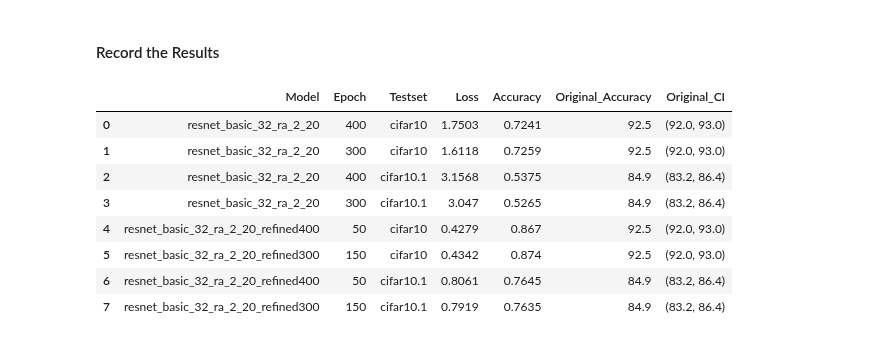
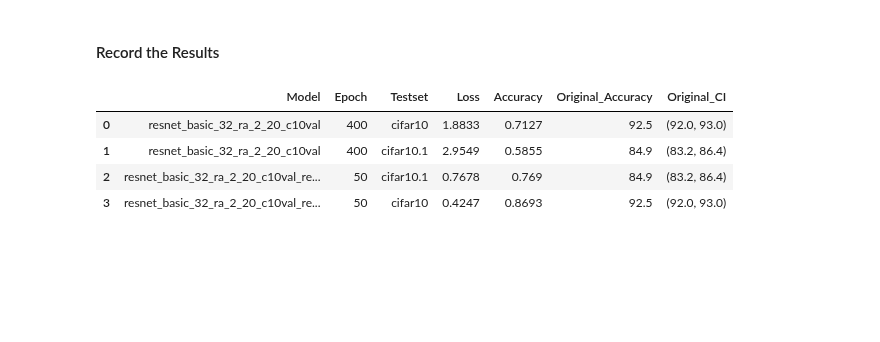
Before and after one commit to danzisar/w210-capstone, a Jupyter notebook: aws-notebooks/resnet_basic_32_ra_2_20_c10val.ipynb, the cells around one changed output. Cells and saved outputs as stored; diff of their text form; code cells hidden in the pictures; blank space fills up the shorter version.

Commit message:
Resnet RA - Unaugmented Validation Results

```diff
--- a/aws-notebooks/resnet_basic_32_ra_2_20_c10val.ipynb
+++ b/aws-notebooks/resnet_basic_32_ra_2_20_c10val.ipynb
@@ -142,31 +157,27 @@ CIFAR 10.1
 # %%
 import pandas as pd
 model = 'resnet_basic_32_ra_2_20_c10val'
 model_refined = model + '_refined400'
 
-a = pd.Series([model, 400, 'cifar10',])
-c = pd.Series([model, 400, 'cifar10.1', ])
+a = pd.Series([model, 400, 'cifar10', 1.8833, 0.7127])
+c = pd.Series([model, 400, 'cifar10.1', 2.9549, 0.5855])
 
-e = pd.Series([model_refined, 50, 'cifar10.1',])
-f = pd.Series([model_refined, 50, 'cifar10', ])
+e = pd.Series([model_refined, 50, 'cifar10.1', 0.7678, 0.7690])
+f = pd.Series([model_refined, 50, 'cifar10', 0.4247, 0.8693])
 
 df_results = pd.concat([a,c,e,f], axis=1).T
 df_results.columns = ['Model', 'Epoch', 'Testset', 'Loss', 'Accuracy']
 
 df_results['Original_Accuracy'] = df_results.apply((lambda row: 92.5 if row[2] == 'cifar10' else 84.9), axis=1)
 df_results['Original_CI'] = df_results.apply((lambda row: (92.0, 93.0) if row[2] == 'cifar10' else (83.2, 86.4)), axis=1)
 
 df_results.to_csv('/home/ec2-user/SageMaker/experiments/' + model + '/results.csv')
 df_results
 # %% [output]
 |  | Model | Epoch | Testset | Loss | Accuracy | Original_Accuracy | Original_CI |
-| 0 | resnet_basic_32_ra_2_20 | 400 | cifar10 | 1.7503 | 0.7241 | 92.5 | (92.0, 93.0) |
-| 1 | resnet_basic_32_ra_2_20 | 300 | cifar10 | 1.6118 | 0.7259 | 92.5 | (92.0, 93.0) |
-| 2 | resnet_basic_32_ra_2_20 | 400 | cifar10.1 | 3.1568 | 0.5375 | 84.9 | (83.2, 86.4) |
-| 3 | resnet_basic_32_ra_2_20 | 300 | cifar10.1 | 3.047 | 0.5265 | 84.9 | (83.2, 86.4) |
-| 4 | resnet_basic_32_ra_2_20_refined400 | 50 | cifar10 | 0.4279 | 0.867 | 92.5 | (92.0, 93.0) |
-| 5 | resnet_basic_32_ra_2_20_refined300 | 150 | cifar10 | 0.4342 | 0.874 | 92.5 | (92.0, 93.0) |
-| 6 | resnet_basic_32_ra_2_20_refined400 | 50 | cifar10.1 | 0.8061 | 0.7645 | 84.9 | (83.2, 86.4) |
-| 7 | resnet_basic_32_ra_2_20_refined300 | 150 | cifar10.1 | 0.7919 | 0.7635 | 84.9 | (83.2, 86.4) |
+| 0 | resnet_basic_32_ra_2_20_c10val | 400 | cifar10 | 1.8833 | 0.7127 | 92.5 | (92.0, 93.0) |
+| 1 | resnet_basic_32_ra_2_20_c10val | 400 | cifar10.1 | 2.9549 | 0.5855 | 84.9 | (83.2, 86.4) |
+| 2 | resnet_basic_32_ra_2_20_c10val_re... | 50 | cifar10.1 | 0.7678 | 0.769 | 84.9 | (83.2, 86.4) |
+| 3 | resnet_basic_32_ra_2_20_c10val_re... | 50 | cifar10 | 0.4247 | 0.8693 | 92.5 | (92.0, 93.0) |
 # %%
 # Upload the model checkpoints, configs, and results to S3
```
Also changed, not shown: parts of 8 cells of this notebook, 11 other files.
